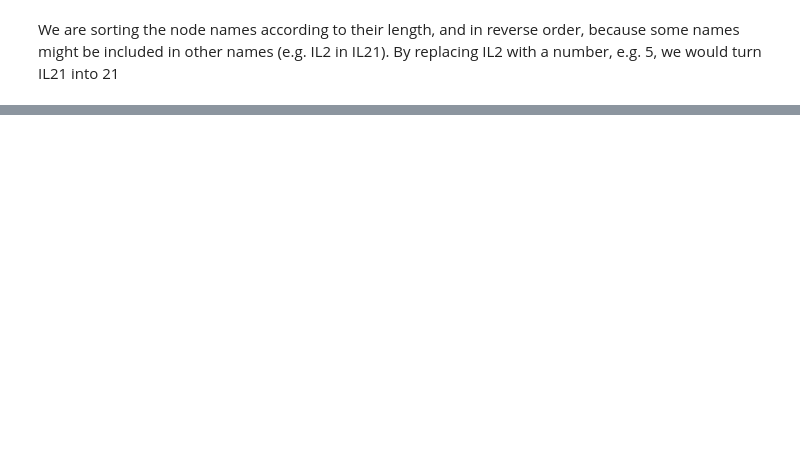
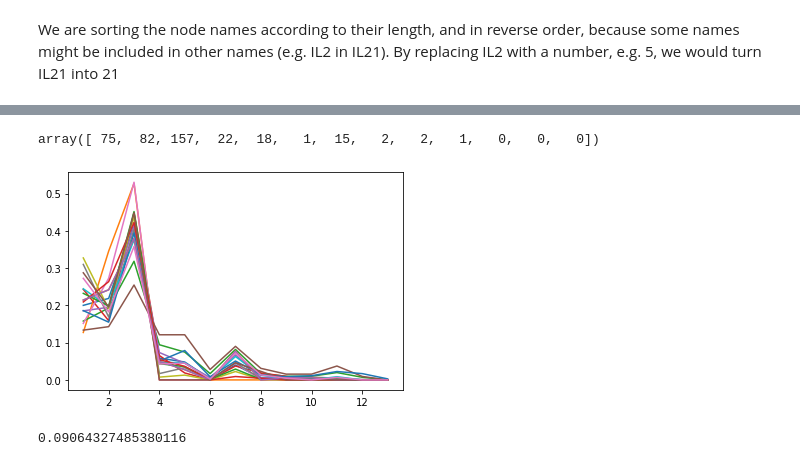
Before and after one commit to EnricoBorriello/Triads_Topology_Bio_Nets, a Jupyter notebook: Adjacency Matrices.ipynb, the cells around one changed output, grey strips where cells are left out. Saved outputs shown, nothing was run; the diff lists cells and outputs as text; code cells hidden in the pictures; blank space fills up the shorter version.

```diff
--- a/Adjacency Matrices.ipynb
+++ b/Adjacency Matrices.ipynb
@@ -135,0 +150,10 @@ net.show("example.html")
+# %%
+A = np.zeros((n,n))
+# %%
+for k in range(len(df)):
+    i = (np.array(df['Source']).astype(int))[k]
+    j = (np.array(df['Target']).astype(int))[k]
+    A[i][j] = 1
+
+for i in range(len(A)):
+    A[i][i] = 0
@@ -135,0 +226,4 @@ net.show("example.html")
+# %%
+triad_census(A)
+# %% [output]
+array([ 75,  82, 157,  22,  18,   1,  15,   2,   2,   1,   0,   0,   0])
@@ -135,0 +259,26 @@ net.show("example.html")
+# %%
+profiles = [
+    Net_num45_with_25nodes,
+    Net_num44_with_24nodes,
+    Net_num43_with_26nodes,
+    Net_num40_with_19nodes,
+    Net_num38_with_20nodes,
+    Net_num37_with_10nodes,
+    Net_num36_with_13nodes,
+    Net_num33_with_86nodes,
+    Net_num32_with_118nodes,
+    Net_num3_with_53nodes,
+    Net_num2_with_41nodes,
+    Net_num6_with_16nodes,
+    Net_num0_with_67nodes,
+    Net_num5_with_25nodes,
+    Net_num6_with_16nodes,
+    Net_num7_with_17nodes,
+    Net_num8_with_33nodes
+]
+# %%
+for i in range(len(profiles)):
+    t = np.arange(1,14)
+    plt.plot(t,profiles[i]/np.sum(profiles[i]))
+# %% [output]
+[figure, added]
@@ -135,0 +294,5 @@ net.show("example.html")
+# %%
+p = np.sum(A)/(n**2-n)
+p
+# %% [output]
+0.09064327485380116
```
Also changed, not shown: parts of 16 cells of this notebook, 1 other file.
